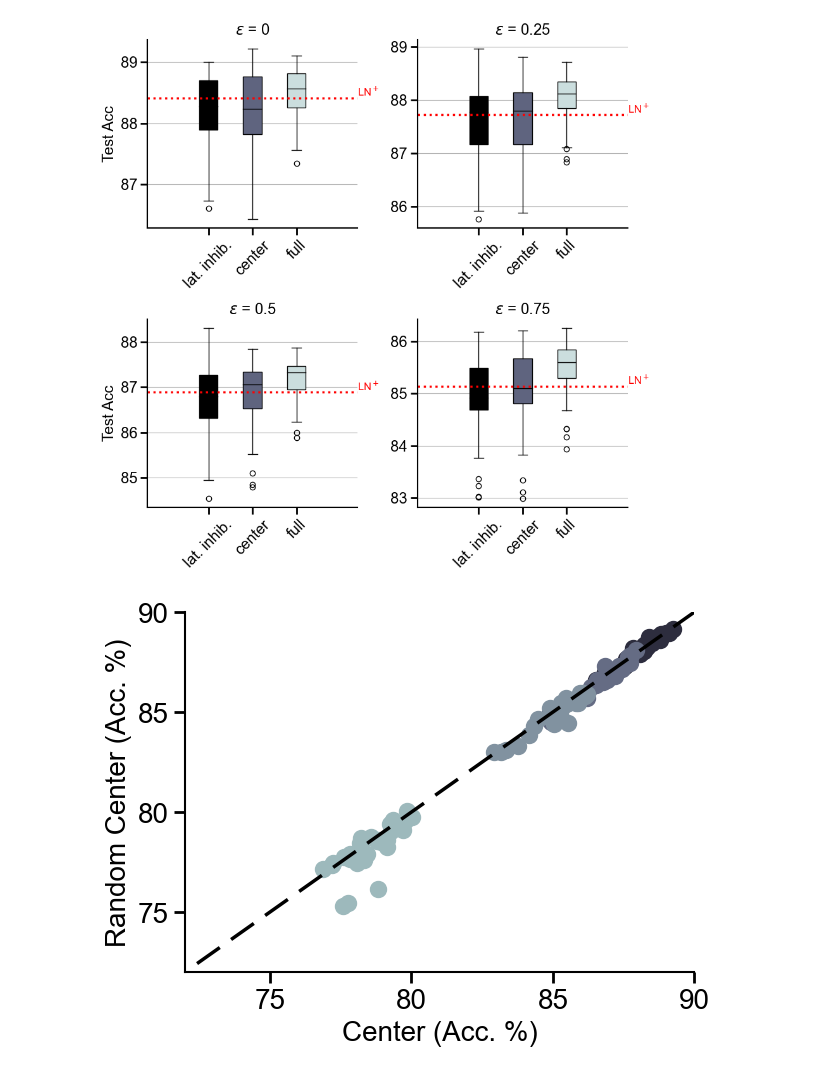
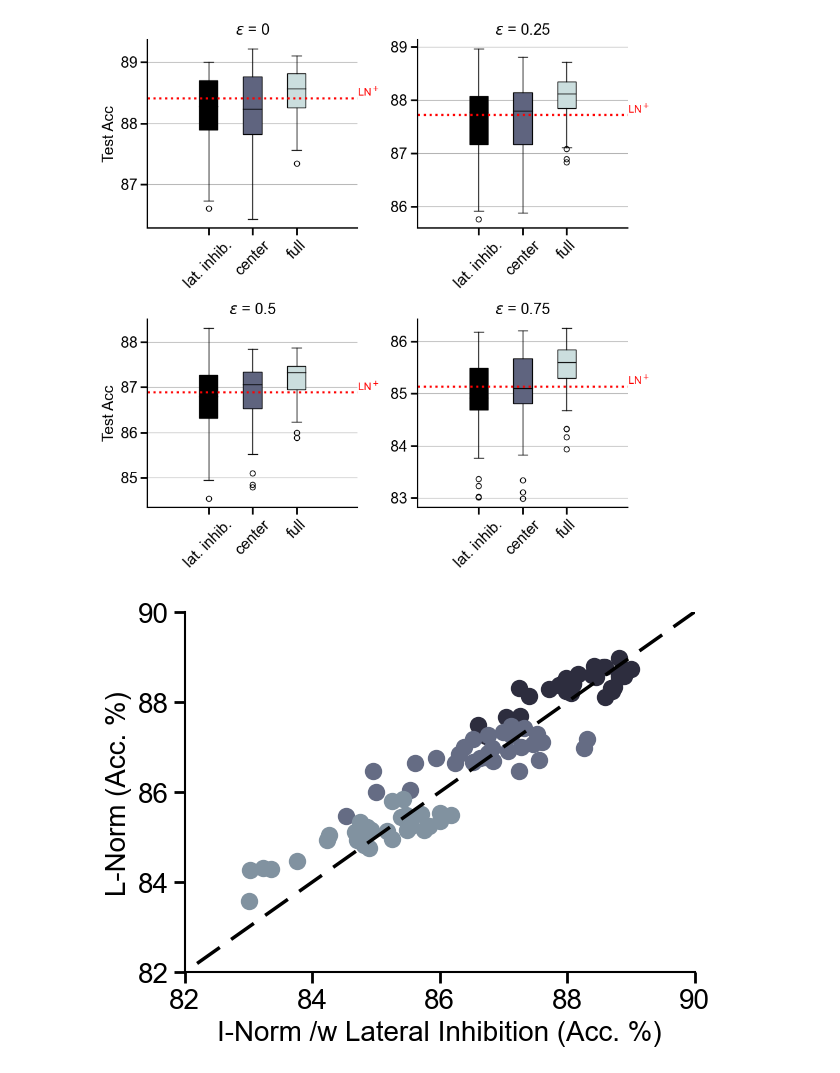
Before and after one commit to RoyHEyono/HomeostaticDANN, a Jupyter notebook: models/dense_mnist_task/figure_notebooks/fig5.ipynb, the cells around one changed output. Saved outputs shown, nothing was run; the diff lists cells and outputs as text; code cells hidden in the pictures.

```diff
--- a/models/dense_mnist_task/figure_notebooks/fig5.ipynb
+++ b/models/dense_mnist_task/figure_notebooks/fig5.ipynb
@@ -313,8 +313,8 @@ list_line = range(100)
 plt.xticks(fontsize=20)
 plt.yticks(fontsize=20)
 ax.plot(list_line, list_line, label='y = x', color='black', linestyle='--')
-ax.set_xlabel(f"Center (Acc. %)", fontsize=20)
-ax.set_ylabel("Random Center (Acc. %)", fontsize=20)
+ax.set_xlabel(f"I-Norm /w Lateral Inhibition (Acc. %)", fontsize=20)
+ax.set_ylabel("L-Norm (Acc. %)", fontsize=20)
 
 for bfi in brightness_values:
     color = cmap(norm(bfi))
@@ -327,53 +327,38 @@ for bfi in brightness_values:
             project_name='Luminosity_LNHomeostasis',
             filters={
                 "config.dataset": "fashionmnist",
                 "config.brightness_factor": bfi,
                 "config.homeostasis": 1,
                 "config.normtype": 0,
                 "config.normtype_detach": 0,
                 "config.excitation_training": 1,
                 "config.layer_norm": None,
                 "config.feedback_alignment": 0,
                 "config.ln_feedback": 'fa_center',
                 "config.use_testset": True
             },
             order="-summary_metrics.test_acc"
         )
-    runs_dict["runs_homeostasis_center"] = fetch_runs(
-            api,
-            entity='project_danns',
-            project_name='Luminosity_LNHomeostasis',
-            filters={
-                "config.dataset": "fashionmnist",
-                "config.brightness_factor": bfi,
-                "config.homeostasis": 1,
-                "config.normtype": 0,
-                "config.normtype_detach": 0,
-                "config.excitation_training": 1,
-                "config.layer_norm": None,
-                "config.feedback_alignment": 0,
-                "config.ln_feedback": 'center',
-                "config.use_testset": True
-            },
-            order="-summary_metrics.test_acc"
-        )
+    runs_dict["runs_vanilla_dann_layernorm"] = fetch_runs(api, entity='project_danns', project_name='Luminosity_LNHomeostasis', filters={"config.dataset": "fashionmnist",
+                                                            "config.brightness_factor": bfi, "config.homeostasis": 0, "config.normtype": 0, "config.normtype_detach": 0,
+                                                            "config.excitation_training": 1, "config.layer_norm": 1, "config.use_testset": True}, order="-summary_metrics.test_acc")
 
     top_n = len(runs_dict["runs_homeostasis_fa_center"])
 
     for top in range(top_n):
         vanilla_dann_acc = runs_dict["runs_homeostasis_fa_center"][top].summary['test_acc']
-        for rn in runs_dict["runs_homeostasis_center"]:
+        for rn in runs_dict["runs_vanilla_dann_layernorm"]:
             if same_config(rn.config, runs_dict["runs_homeostasis_fa_center"][top].config, keys=['lr', 'wd','inhib_lrs', 'momentum', 'inhib_momentum']):
-                sc = ax.scatter(rn.summary['test_acc'], vanilla_dann_acc, color=color)
+                sc = ax.scatter(vanilla_dann_acc, rn.summary['test_acc'], color=color)
                 break  # Only label once per brightness group
-ax.set_xlim(72, 90)
-ax.set_ylim(72, 90)
+ax.set_xlim(82, 90)
+ax.set_ylim(82, 90)
 
 sm = cm.ScalarMappable(cmap=cmap, norm=norm)
 sm.set_array([])
 # cbar = plt.colorbar(sm, ax=ax)
 # cbar.set_label('Luminosity Threshold', fontsize=16)
 # cbar.ax.tick_params(labelsize=14)
 plt.savefig("figure5c.svg", format="svg")
 # %% [output]
-[figure, old version]
+[figure, new version]
```
Also changed, not shown: 1 other file.
